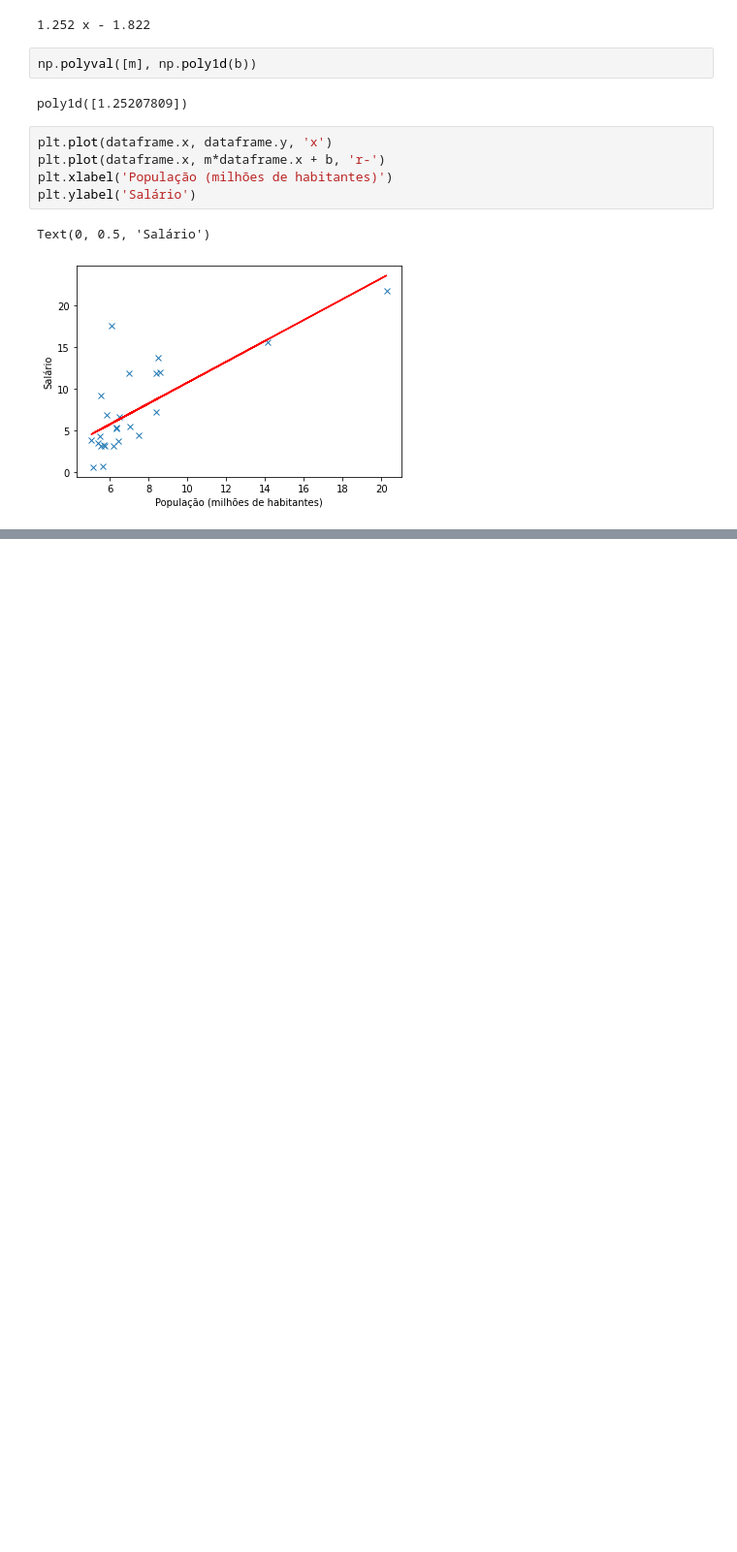
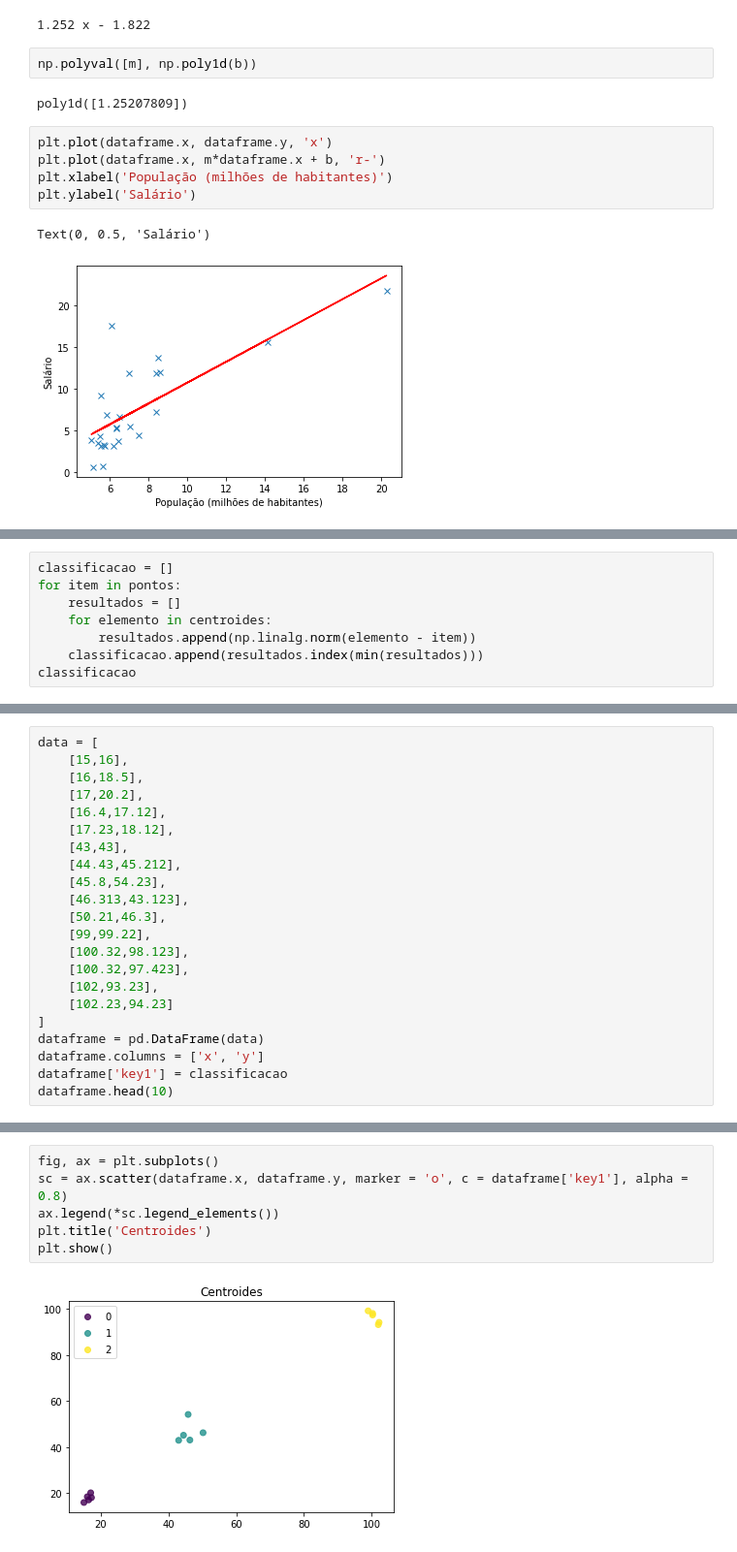
Before and after one commit to fagnercandido/master_degree_data_visualization_exercise, a Jupyter notebook: aula_exercicio_grupo.ipynb, the cells around one changed output, grey strips where cells are left out. Shown at 97% size. Cells and saved outputs as stored; diff of their text form; blank space fills up the shorter version.

Commit message:
ädicionado o ultimo scatter plot

```diff
--- a/aula_exercicio_grupo.ipynb
+++ b/aula_exercicio_grupo.ipynb
@@ -210,0 +235,8 @@ Text(0, 0.5, 'Salário')
+# %%
+classificacao = []
+for item in pontos:
+    resultados = []
+    for elemento in centroides:
+        resultados.append(np.linalg.norm(elemento - item))
+    classificacao.append(resultados.index(min(resultados)))
+classificacao
@@ -210,0 +245,22 @@ Text(0, 0.5, 'Salário')
+# %%
+data = [
+    [15,16],
+    [16,18.5],
+    [17,20.2],
+    [16.4,17.12],
+    [17.23,18.12],
+    [43,43],
+    [44.43,45.212],
+    [45.8,54.23],
+    [46.313,43.123],
+    [50.21,46.3],
+    [99,99.22],
+    [100.32,98.123],
+    [100.32,97.423],
+    [102,93.23],
+    [102.23,94.23]
+]
+dataframe = pd.DataFrame(data)
+dataframe.columns = ['x', 'y']
+dataframe['key1'] = classificacao
+dataframe.head(10)
@@ -210,0 +279,8 @@ Text(0, 0.5, 'Salário')
+# %%
+fig, ax = plt.subplots()
+sc = ax.scatter(dataframe.x, dataframe.y, marker = 'o', c = dataframe['key1'], alpha = 0.8)
+ax.legend(*sc.legend_elements())
+plt.title('Centroides')
+plt.show()
+# %% [output]
+[figure, added]
```
Also changed, not shown: parts of 4 cells of this notebook.
